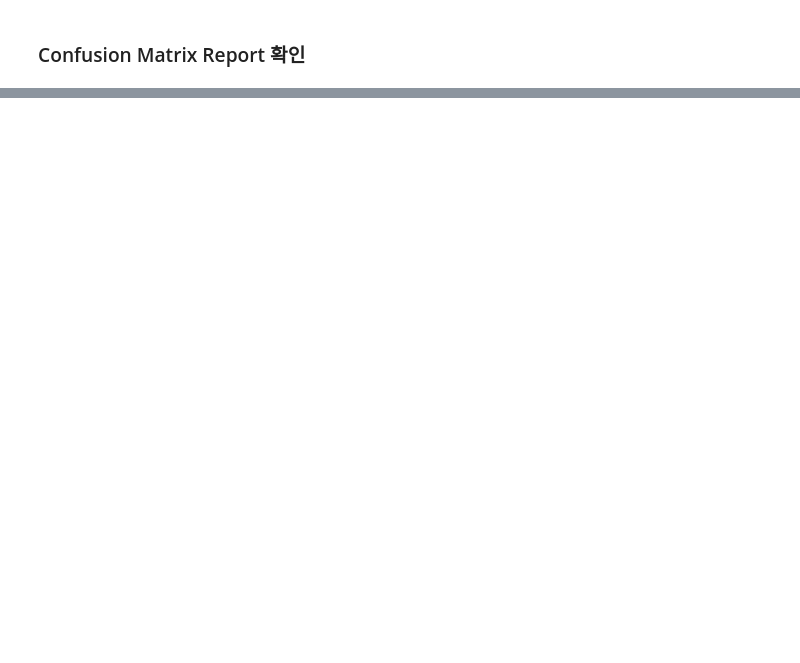
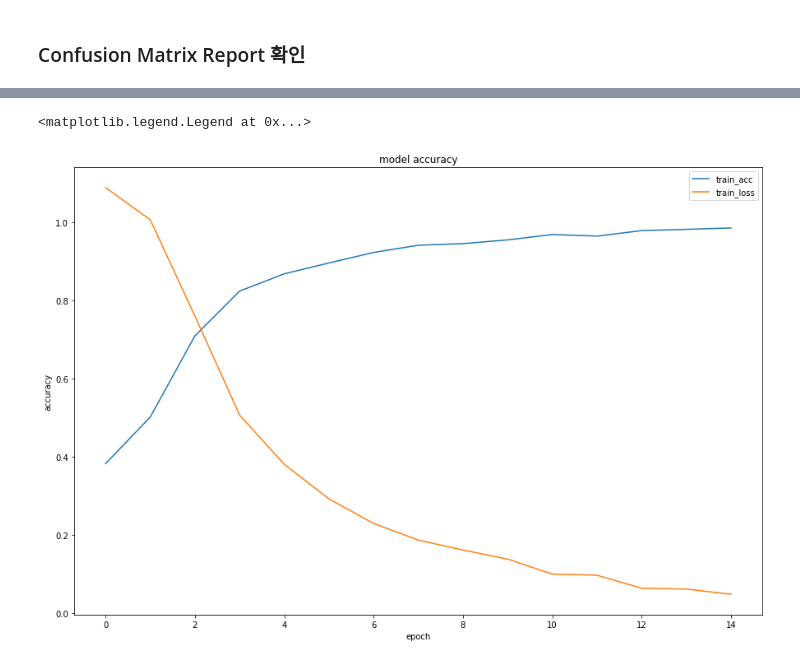
Before and after one commit to gjustin40/AIFFEL-Project, a Jupyter notebook: Node-Project1-Rock_Scissor_Paper.ipynb, the cells around one changed output, grey strips where cells are left out. Saved outputs shown, nothing was run; the diff lists cells and outputs as text; code cells hidden in the pictures; blank space fills up the shorter version.

```diff
--- a/Node-Project1-Rock_Scissor_Paper.ipynb
+++ b/Node-Project1-Rock_Scissor_Paper.ipynb
@@ -34,3 +36,6 @@ EPOCH = 30
+# %%
+TARGET_SIZE = (112, 112)
+EPOCH = 15
 # %% [markdown]
 ### 0-1. 데이터 확인 : 종류 및 개수 확인
 # %%
@@ -277,7 +279,7 @@ from tensorflow import keras
 model = keras.models.Sequential()
 model.add(keras.layers.Conv2D(8, (3, 3), activation='relu', input_shape=(*TARGET_SIZE, 3)))
 model.add(keras.layers.MaxPool2D(2, 2))
-model.add(keras.layers.Conv2D(8, (3, 3), activation='relu', kernel_regularizer='l2'))
+model.add(keras.layers.Conv2D(8, (3, 3), activation='relu'))
 model.add(keras.layers.MaxPooling2D((2, 2)))
 model.add(keras.layers.Flatten())
 model.add(keras.layers.Dense(16, activation='relu'))
@@ -963,0 +380,14 @@ ValueError: in user code:
+# %%
+# 모델의 Loss, Accuracy값 시각화
+plt.figure(figsize=(15,10))
+
+plt.plot(history.history['accuracy'])
+plt.plot(history.history['loss'])
+
+plt.title('model accuracy')
+plt.ylabel('accuracy')
+plt.xlabel('epoch')
+plt.legend(['train_acc', 'train_loss'], loc='upper right')
+# %% [output]
+<matplotlib.legend.Legend at 0x...>
+[figure, added]
```
Also changed, not shown: parts of 62 cells of this notebook.
